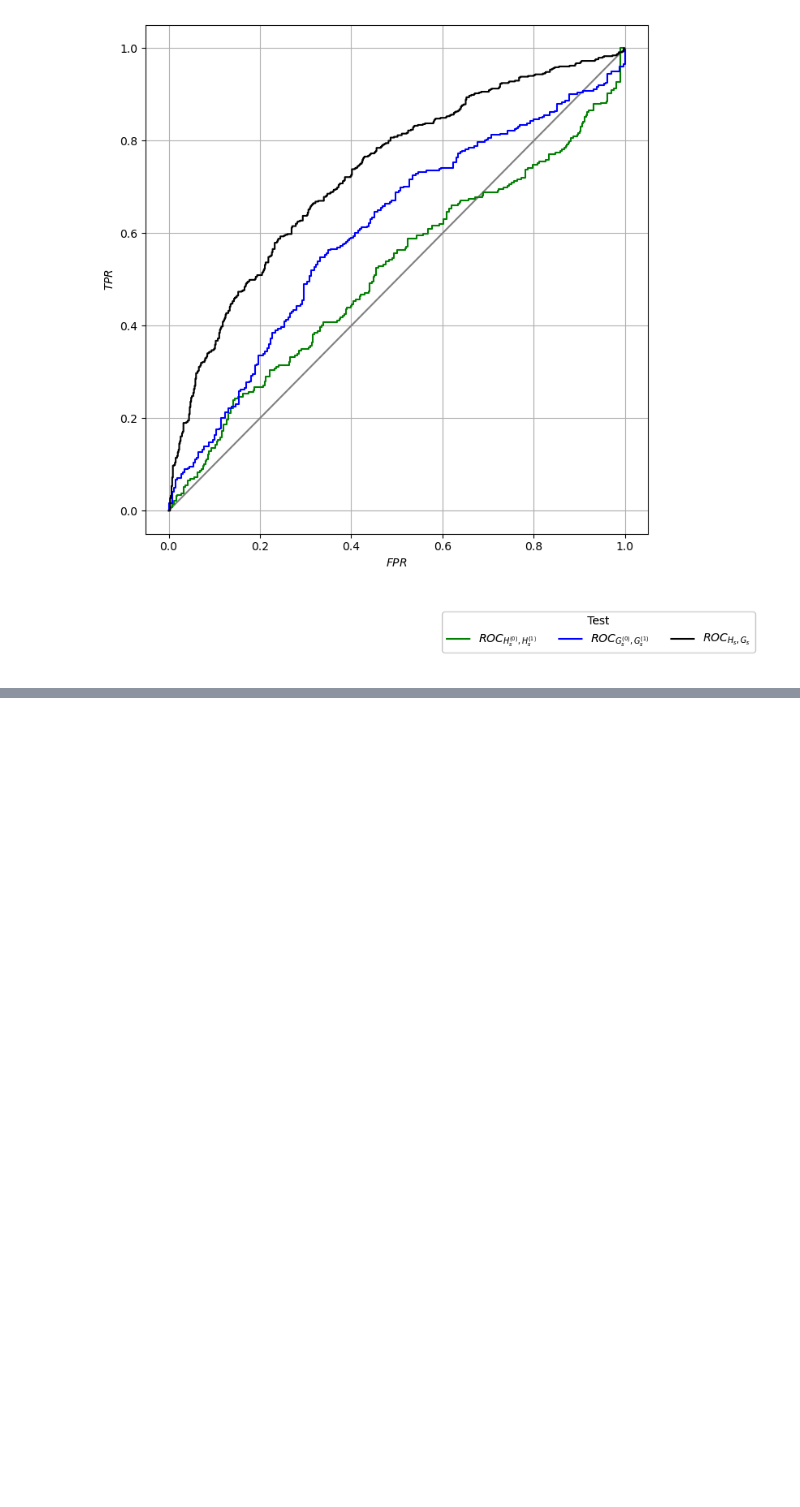
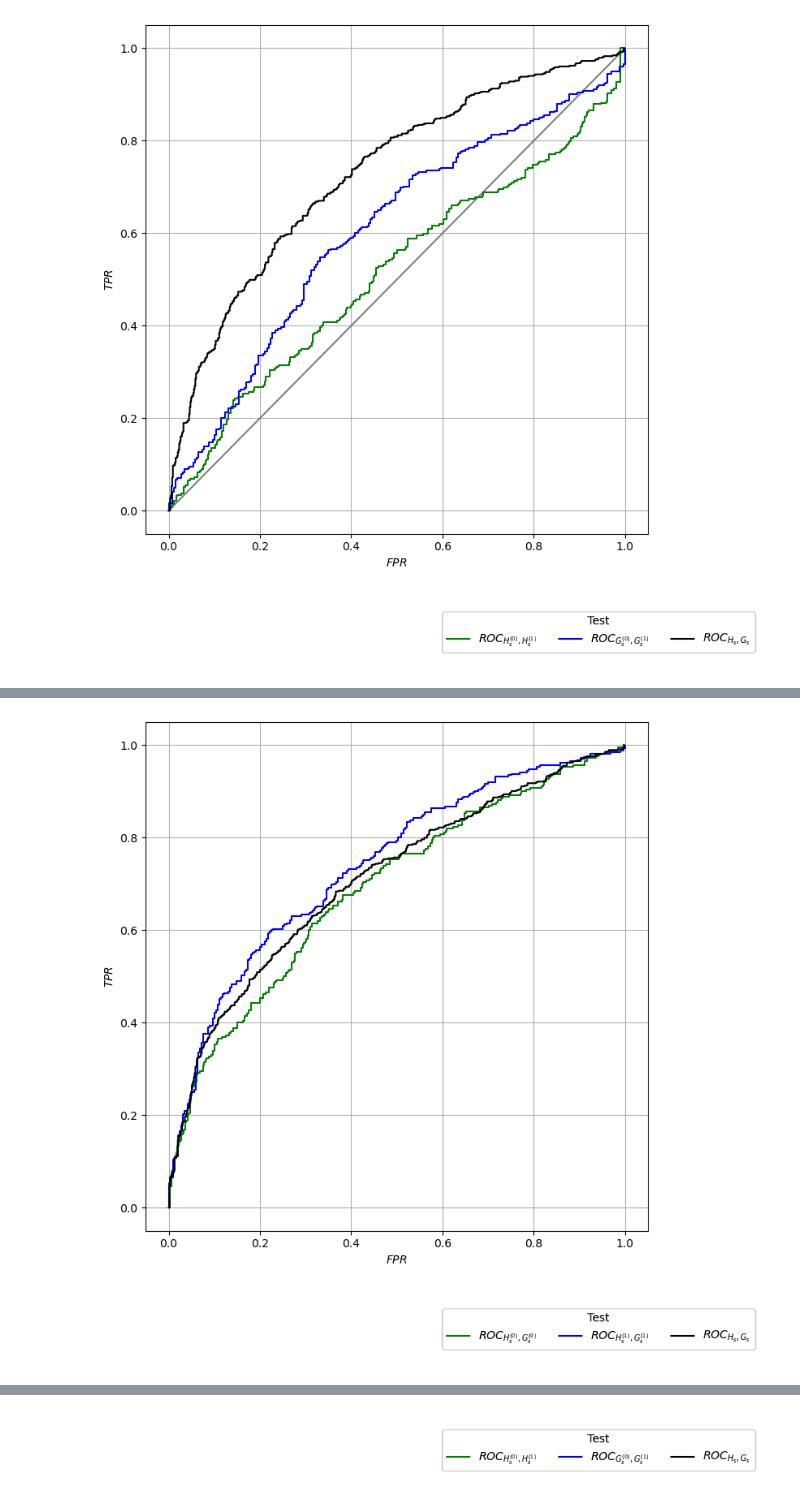
Before and after one commit to tlhaeussler/ensae-fairness-ml-project, a Jupyter notebook: reproducing_the_paper.ipynb, the cells around one changed output, grey strips where cells are left out. Drawn from its saved outputs; the diff is of its cells as text; code cells hidden in the pictures; blank space fills up the shorter version.

Commit message:
added the ROC based constraint for the first time as well as the diagrams

```diff
--- a/reproducing_the_paper.ipynb
+++ b/reproducing_the_paper.ipynb
@@ -432,0 +435,2 @@ plot_roc_sec4(path_analysis,
+# %%
+roc_model = load_model("ptw_cons")
@@ -432,0 +455,4 @@ plot_roc_sec4(path_analysis,
+# %%
+time_2 = datetime.datetime.now()
+roc_model.fit(data_train) # I didn't include the optional parameter about the model folder as I just created a new instance.
+time_3 = datetime.datetime.now()
@@ -432,0 +493,20 @@ plot_roc_sec4(path_analysis,
+# %%
+s_test = np.array(roc_model.score(X_test)).ravel().astype(float)
+s_train = np.array(roc_model.score(X_train)).ravel().astype(float)
+
+# Define a path on where to save the results
+path_analysis = pathlib.Path("./evaluation")
+
+if not path_analysis.exists():
+        path_analysis.mkdir()
+# %%
+# 1. Plot ROC curves for all problems on the same plot
+plot_roc_sec3(path_analysis,
+                (s_train, Y_train, Z_train), (s_test, Y_test, Z_test))
+
+# 2. Other view on ROCs
+plot_roc_sec4(path_analysis,
+                (s_train, Y_train, Z_train), (s_test, Y_test, Z_test))
+# %% [output]
+[figure, added]
+[figure, added]
@@ -432,0 +514 @@ plot_roc_sec4(path_analysis,
+[figure, added]
```
Also changed, not shown: parts of 5 cells of this notebook.
